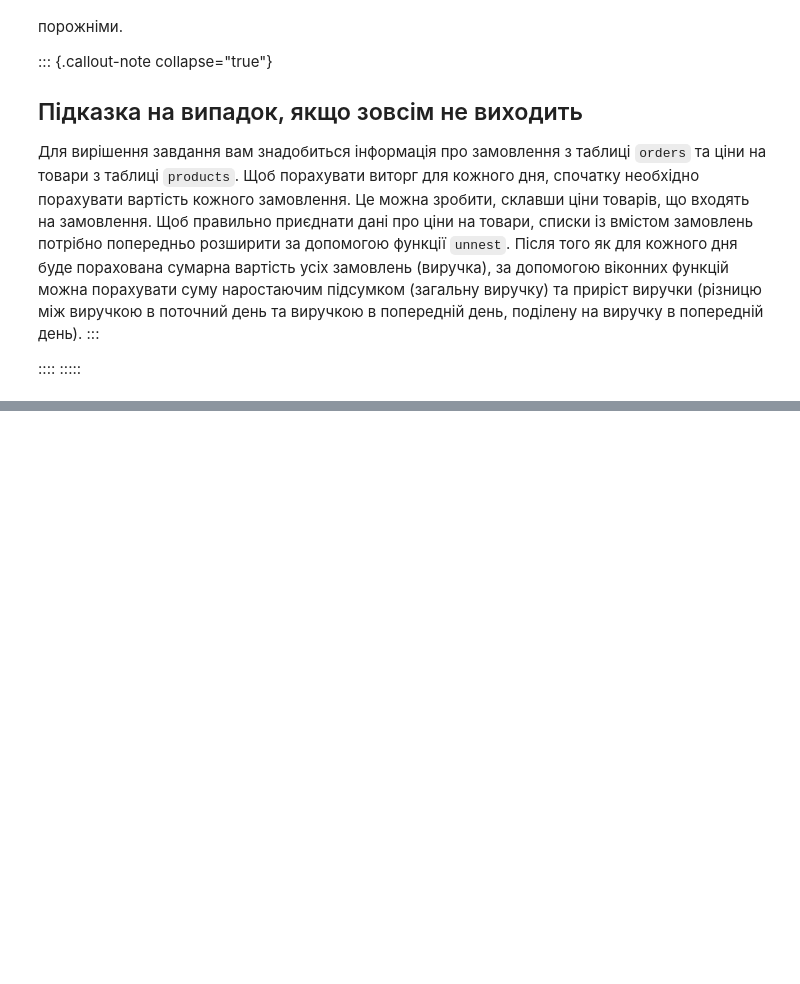
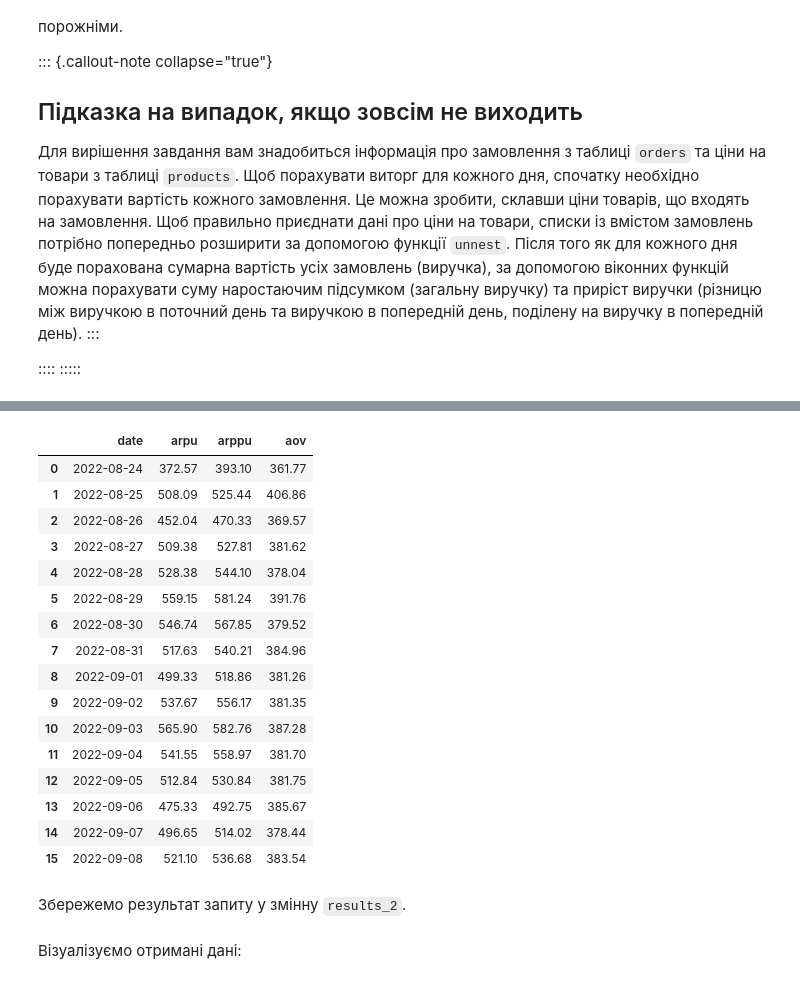
Before and after one commit to Aranaur/py4ds, a Jupyter notebook: sql_metrics.ipynb, the cells around one changed output, grey strips where cells are left out. Saved outputs shown, nothing was run; the diff lists cells and outputs as text; code cells hidden in the pictures; blank space fills up the shorter version.

```diff
--- a/sql_metrics.ipynb
+++ b/sql_metrics.ipynb
@@ -76,0 +250,53 @@ import pandas as pd
+# %%
+#| code-fold: true
+#| code-summary: "Рішення"
+
+%%sql
+SELECT date,
+       round(revenue::decimal / users, 2) as arpu,
+       round(revenue::decimal / paying_users, 2) as arppu,
+       round(revenue::decimal / orders, 2) as aov
+FROM   (SELECT creation_time::date as date,
+               count(distinct order_id) as orders,
+               sum(price) as revenue
+        FROM   (SELECT order_id,
+                       creation_time,
+                       unnest(product_ids) as product_id
+                FROM   orders
+                WHERE  order_id not in (SELECT order_id
+                                        FROM   user_actions
+                                        WHERE  action = 'cancel_order')) t1
+            LEFT JOIN products using(product_id)
+        GROUP BY date) t2
+    LEFT JOIN (SELECT time::date as date,
+                      count(distinct user_id) as users
+               FROM   user_actions
+               GROUP BY date) t3 using (date)
+    LEFT JOIN (SELECT time::date as date,
+                      count(distinct user_id) as paying_users
+               FROM   user_actions
+               WHERE  order_id not in (SELECT order_id
+                                       FROM   user_actions
+                                       WHERE  action = 'cancel_order')
+               GROUP BY date) t4 using (date)
+ORDER BY date
+# %% [output]
+|  | date | arpu | arppu | aov |
+| 0 | 2022-08-24 | 372.57 | 393.10 | 361.77 |
+| 1 | 2022-08-25 | 508.09 | 525.44 | 406.86 |
+| 2 | 2022-08-26 | 452.04 | 470.33 | 369.57 |
+| 3 | 2022-08-27 | 509.38 | 527.81 | 381.62 |
+| 4 | 2022-08-28 | 528.38 | 544.10 | 378.04 |
+| 5 | 2022-08-29 | 559.15 | 581.24 | 391.76 |
+| 6 | 2022-08-30 | 546.74 | 567.85 | 379.52 |
+| 7 | 2022-08-31 | 517.63 | 540.21 | 384.96 |
+| 8 | 2022-09-01 | 499.33 | 518.86 | 381.26 |
+| 9 | 2022-09-02 | 537.67 | 556.17 | 381.35 |
+| 10 | 2022-09-03 | 565.90 | 582.76 | 387.28 |
+| 11 | 2022-09-04 | 541.55 | 558.97 | 381.70 |
+| 12 | 2022-09-05 | 512.84 | 530.84 | 381.75 |
+| 13 | 2022-09-06 | 475.33 | 492.75 | 385.67 |
+| 14 | 2022-09-07 | 496.65 | 514.02 | 378.44 |
+| 15 | 2022-09-08 | 521.10 | 536.68 | 383.54 |
+# %% [markdown]
+Збережемо результат запиту у змінну `results_2`.
@@ -76,0 +335,2 @@ import pandas as pd
+# %% [markdown]
+Візуалізуємо отримані дані:
```
Also changed, not shown: parts of 28 cells of this notebook, 2 other files.
